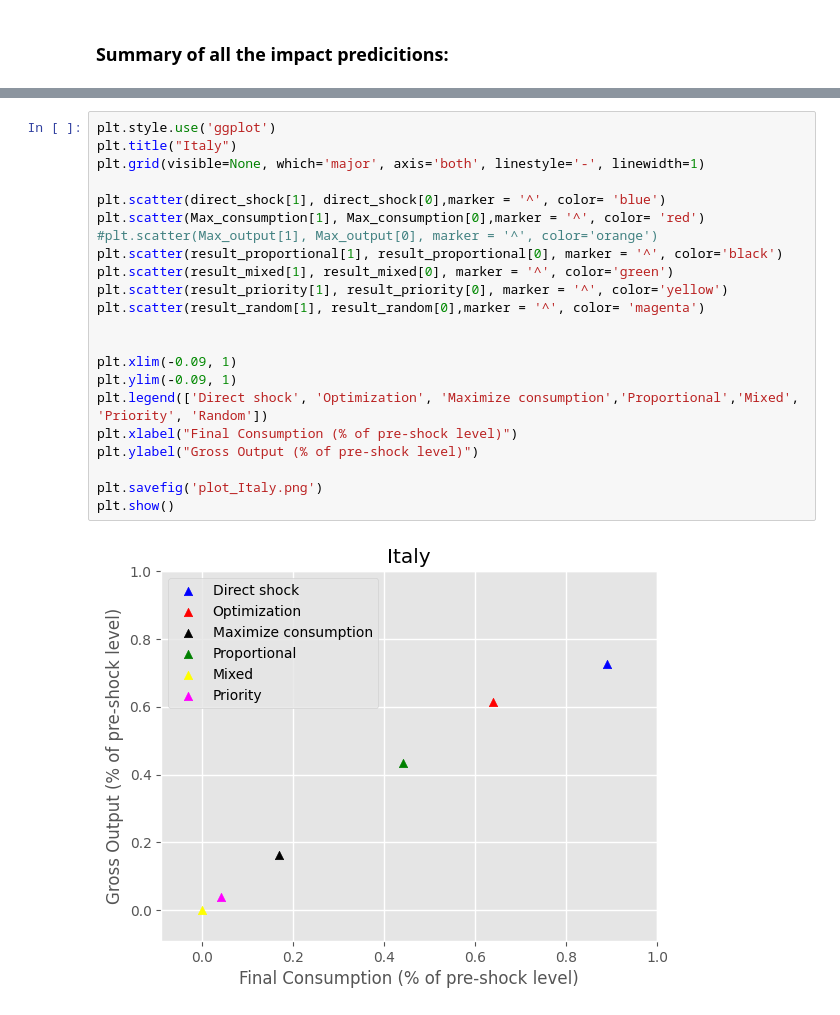
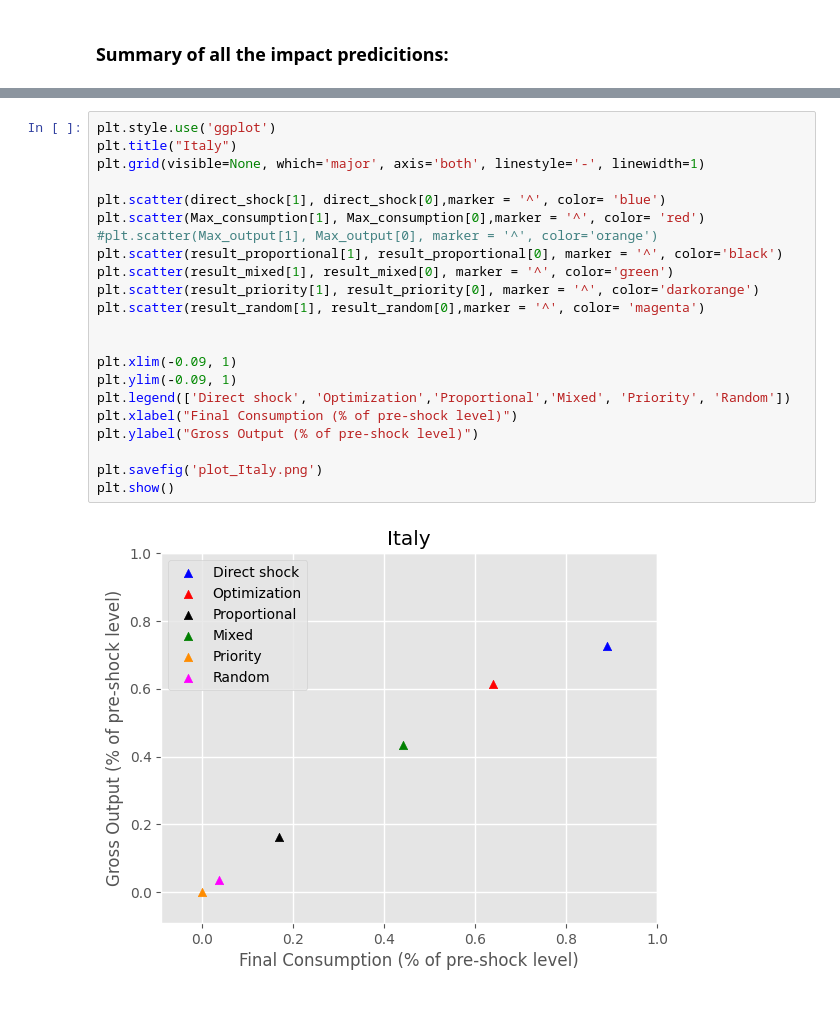
Before and after one commit to jannekehutsebaut/Thesis_Shock_Propagation_Supply_Demand, a Jupyter notebook: Italy/Case study Italy .ipynb, the cells around one changed output, grey strips where cells are left out. Cells and saved outputs as stored; diff of their text form.

```diff
--- a/Italy/Case study Italy .ipynb
+++ b/Italy/Case study Italy .ipynb
@@ -611,24 +611,24 @@ Rationing Methods: (x,f)
 # %%
 plt.style.use('ggplot')
 plt.title("Italy")
 plt.grid(visible=None, which='major', axis='both', linestyle='-', linewidth=1)
 
 plt.scatter(direct_shock[1], direct_shock[0],marker = '^', color= 'blue')
 plt.scatter(Max_consumption[1], Max_consumption[0],marker = '^', color= 'red')
 #plt.scatter(Max_output[1], Max_output[0], marker = '^', color='orange')
 plt.scatter(result_proportional[1], result_proportional[0], marker = '^', color='black')
 plt.scatter(result_mixed[1], result_mixed[0], marker = '^', color='green')
-plt.scatter(result_priority[1], result_priority[0], marker = '^', color='yellow')
+plt.scatter(result_priority[1], result_priority[0], marker = '^', color='darkorange')
 plt.scatter(result_random[1], result_random[0],marker = '^', color= 'magenta')
 
 
 plt.xlim(-0.09, 1)
 plt.ylim(-0.09, 1)
-plt.legend(['Direct shock', 'Optimization', 'Maximize consumption','Proportional','Mixed', 'Priority', 'Random'])
+plt.legend(['Direct shock', 'Optimization','Proportional','Mixed', 'Priority', 'Random'])
 plt.xlabel("Final Consumption (% of pre-shock level)")
 plt.ylabel("Gross Output (% of pre-shock level)")
 
 plt.savefig('plot_Italy.png')
 plt.show()
 # %% [output]
-[figure, old version]
+[figure, new version]
```
Also changed, not shown: parts of 2 cells of this notebook.
